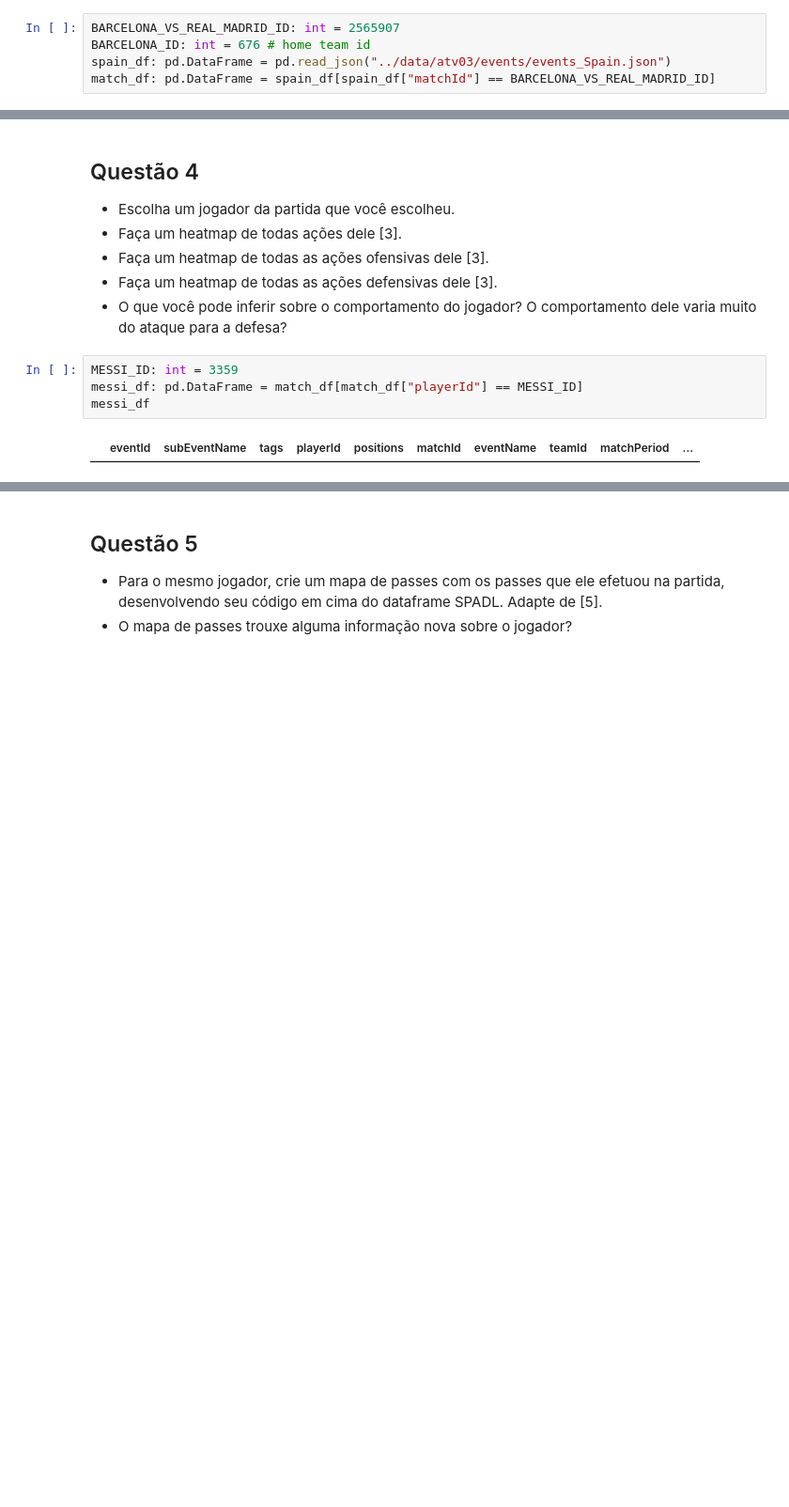
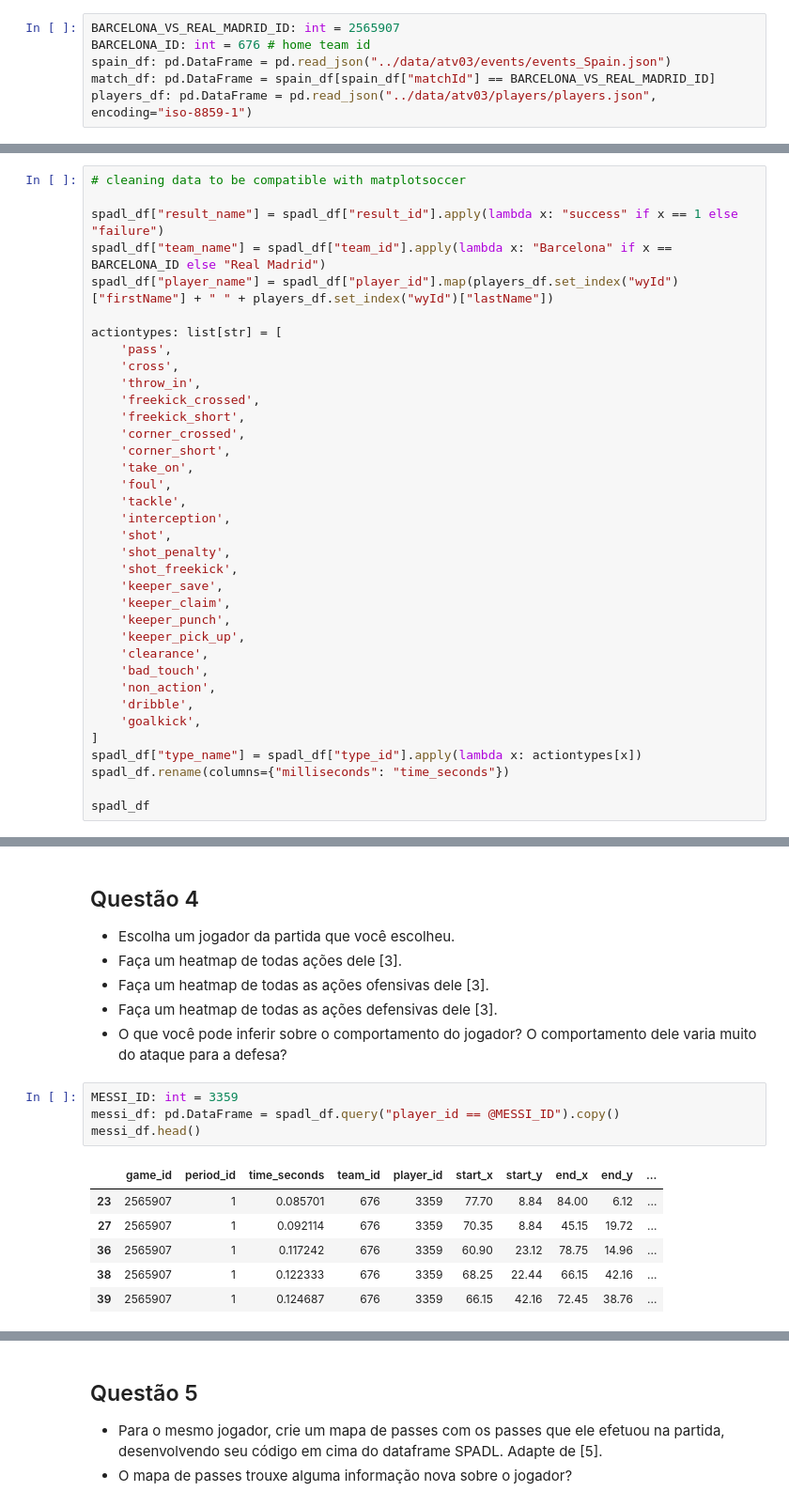
Before and after one commit to lframosferreira/soccer-analytics-notebooks, a Jupyter notebook: atv03/luis_felipe_ramos_ferreira.ipynb, the cells around one changed output, grey strips where cells are left out. Shown at 94% size. Saved outputs shown, nothing was run; the diff lists cells and outputs as text; blank space fills up the shorter version.

```diff
--- a/atv03/luis_felipe_ramos_ferreira.ipynb
+++ b/atv03/luis_felipe_ramos_ferreira.ipynb
@@ -29,3 +36,4 @@ BARCELONA_VS_REAL_MADRID_ID: int = 2565907
 BARCELONA_ID: int = 676 # home team id
 spain_df: pd.DataFrame = pd.read_json("../data/atv03/events/events_Spain.json")
 match_df: pd.DataFrame = spain_df[spain_df["matchId"] == BARCELONA_VS_REAL_MADRID_ID]
+players_df: pd.DataFrame = pd.read_json("../data/atv03/players/players.json", encoding="iso-8859-1")
@@ -50,0 +59,36 @@ spadl_df: pd.DataFrame = spadl.wyscout.convert_to_actions(match_df, BARCELONA_ID
+# %%
+# cleaning data to be compatible with matplotsoccer
+
+spadl_df["result_name"] = spadl_df["result_id"].apply(lambda x: "success" if x == 1 else "failure")
+spadl_df["team_name"] = spadl_df["team_id"].apply(lambda x: "Barcelona" if x == BARCELONA_ID else "Real Madrid")
+spadl_df["player_name"] = spadl_df["player_id"].map(players_df.set_index("wyId")["firstName"] + " " + players_df.set_index("wyId")["lastName"])
+
+actiontypes: list[str] = [
+    'pass',
+    'cross',
+    'throw_in',
+    'freekick_crossed',
+    'freekick_short',
+    'corner_crossed',
+    'corner_short',
+    'take_on',
+    'foul',
+    'tackle',
+    'interception',
+    'shot',
+    'shot_penalty',
+    'shot_freekick',
+    'keeper_save',
+    'keeper_claim',
+    'keeper_punch',
+    'keeper_pick_up',
+    'clearance',
+    'bad_touch',
+    'non_action',
+    'dribble',
+    'goalkick',
+]
+spadl_df["type_name"] = spadl_df["type_id"].apply(lambda x: actiontypes[x])
+spadl_df.rename(columns={"milliseconds": "time_seconds"})
+
+spadl_df
@@ -67,7 +210,12 @@ spadl_df: pd.DataFrame = spadl.wyscout.convert_to_actions(match_df, BARCELONA_ID
 - O que você pode inferir sobre o comportamento do jogador? O comportamento dele varia muito do ataque para a defesa?
 # %%
 MESSI_ID: int = 3359
-messi_df: pd.DataFrame = match_df[match_df["playerId"] == MESSI_ID]
-messi_df
+messi_df: pd.DataFrame = spadl_df.query("player_id == @MESSI_ID").copy()
+messi_df.head()
 # %% [output]
-|  | eventId | subEventName | tags | playerId | positions | matchId | eventName | teamId | matchPeriod | ... |
+|  | game_id | period_id | time_seconds | team_id | player_id | start_x | start_y | end_x | end_y | ... |
+| 23 | 2565907 | 1 | 0.085701 | 676 | 3359 | 77.70 | 8.84 | 84.00 | 6.12 | ... |
+| 27 | 2565907 | 1 | 0.092114 | 676 | 3359 | 70.35 | 8.84 | 45.15 | 19.72 | ... |
+| 36 | 2565907 | 1 | 0.117242 | 676 | 3359 | 60.90 | 23.12 | 78.75 | 14.96 | ... |
+| 38 | 2565907 | 1 | 0.122333 | 676 | 3359 | 68.25 | 22.44 | 66.15 | 42.16 | ... |
+| 39 | 2565907 | 1 | 0.124687 | 676 | 3359 | 66.15 | 42.16 | 72.45 | 38.76 | ... |
```
Also changed, not shown: parts of 21 cells of this notebook.
